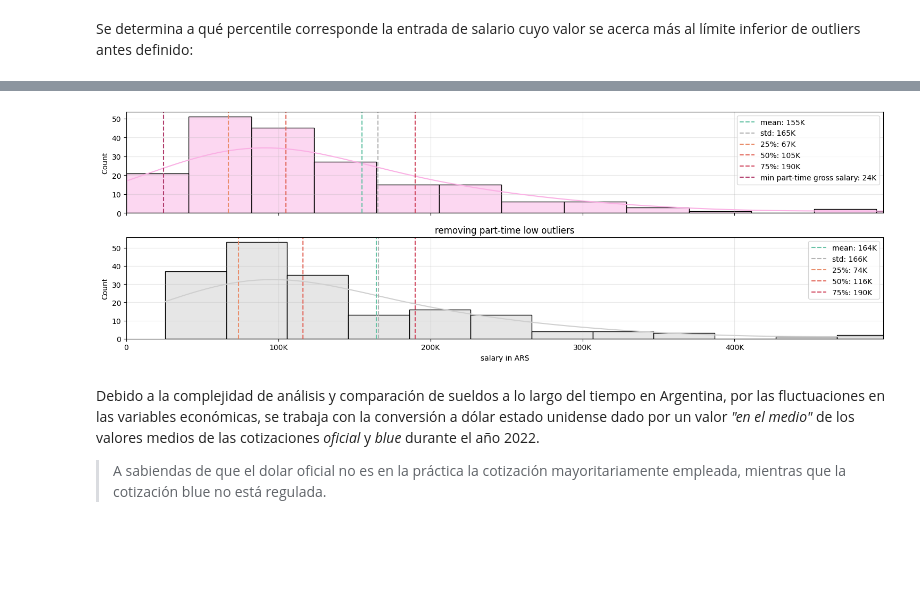
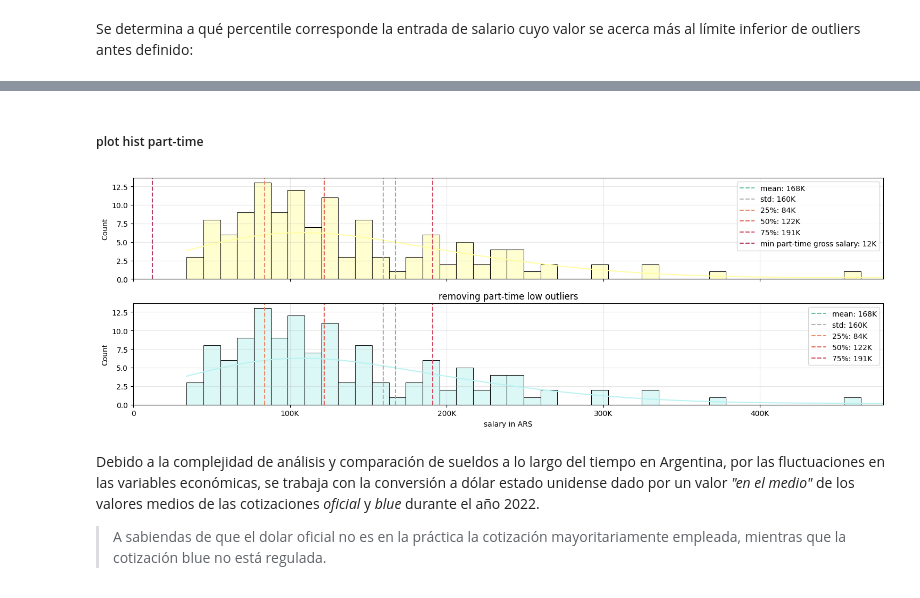
Before and after one commit to brivadeneira/diplo-notes, a Jupyter notebook: salary_vs_programming_languages/preprocessing_salary_vs_programming_languages.ipynb, the cells around one changed output, grey strips where cells are left out. Cells and saved outputs as stored; diff of their text form; code cells hidden in the pictures; blank space fills up the shorter version.

```diff
--- a/salary_vs_programming_languages/preprocessing_salary_vs_programming_languages.ipynb
+++ b/salary_vs_programming_languages/preprocessing_salary_vs_programming_languages.ipynb
@@ -709,4 +1080,7 @@ Name: monthly_gross_salary, Length: 4270, dtype: float64
 # %%
-min_full_time_salary_percentile = df_full_time.monthly_gross_salary.rank(pct=True).loc[min_idx]
-min_full_time_salary_percentile
+min_full_time_gross_salary_percentile = df_full_time.monthly_gross_salary.rank(pct=True).loc[gross_min_idx]
+min_full_time_net_salary_percentile = df_full_time.monthly_net_salary.rank(pct=True).loc[net_min_idx]
+
+
+min_full_time_gross_salary_percentile, min_full_time_net_salary_percentile
 # %% [output]
@@ -722,0 +1090,5 @@ df_part_time_without_low_outliers = df_part_time[df_part_time.monthly_gross_sala
+# %%
+min_part_time_gross_salary = df_part_time.monthly_gross_salary.quantile(min_full_time_gross_salary_percentile)
+min_part_time_net_salary = df_part_time.monthly_net_salary.quantile(min_full_time_net_salary_percentile)
+
+min_part_time_gross_salary, min_part_time_net_salary
@@ -723,3 +1097,8 @@ df_part_time_without_low_outliers = df_part_time[df_part_time.monthly_gross_sala
+# %%
+gross_salary_mask = df_part_time.monthly_gross_salary > min_part_time_gross_salary
+net_salary_mask = df_part_time.monthly_net_salary > min_part_time_gross_salary
+
+df_part_time_without_low_outliers = df_part_time[gross_salary_mask & net_salary_mask]
 # %%
 df_part_time.size, df_part_time_without_low_outliers.size
 # %% [output]
@@ -727,45 +1106,53 @@ df_part_time.size, df_part_time_without_low_outliers.size
+# %%
+df_part_time = df_part_time_without_low_outliers
+df_full_time = df_full_time_without_low_outliers
+# %% [markdown]
+##### plot hist part-time
 # %%
 f, ax = plt.subplots(2, 1, figsize=VSUBPLOTS_FIGSIZE, dpi=DPI, sharex=True)
+n_bins = 100
+
 
 for i, df in enumerate([df_part_time, df_part_time_without_low_outliers]):
     df_to_plot = df.monthly_gross_salary
     sns.histplot(df_to_plot,
+                 bins=n_bins,
                  ax=ax[i],
                  color=next(MAIN_PALETTE),
-                kde=True)
+                 kde=True)
 
     statistics = df_to_plot.describe(include='all')
 
     for j, name in enumerate(['mean', 'std']):
         statistic = statistics[name]
         ax[i].axvline(statistic,
                       label=f'{name}: {human_format(statistic)}',
                       color=CATEGORICAL_PALETTE.as_hex()[-j],
                       linestyle='dashed')
 
     for j, st in enumerate(['25%', '50%', '75%']):
         statistic = statistics[st]
         ax[i].axvline(statistic,
                       label=f'{st}: {human_format(statistic)}',
                       color=SECUENTIAL_PALETTE.as_hex()[j],
                       linestyle='dashed')
 
     if i == 0:
         ax[i].axvline(min_part_time_gross_salary,
                       label=f'min part-time gross salary: {human_format(min_part_time_gross_salary)}',
                       color=SECUENTIAL_PALETTE.as_hex()[j+1],
                       linestyle='dashed')
 
     ax[i].xaxis.set_major_formatter(FORMATTER)
     ax[i].grid(alpha=0.3)
     ax[i].legend()
 
 plt.xlim(0, 3 * statistics['std'])
 plt.xlabel('salary in ARS')
 plt.title('removing part-time low outliers')
 plt.tight_layout()
 # %% [output]
-[figure, old version]
+[figure, new version]
 # %% [markdown]
 Debido a la complejidad de análisis y comparación de sueldos a lo largo del tiempo en Argentina, por las fluctuaciones en las variables económicas, se trabaja con la conversión a dólar estado unidense dado por un valor *"en el medio"* de los valores medios de las cotizaciones *oficial* y *blue* durante el año 2022.
 
```
Also changed, not shown: parts of 149 cells of this notebook, 1 other file.
